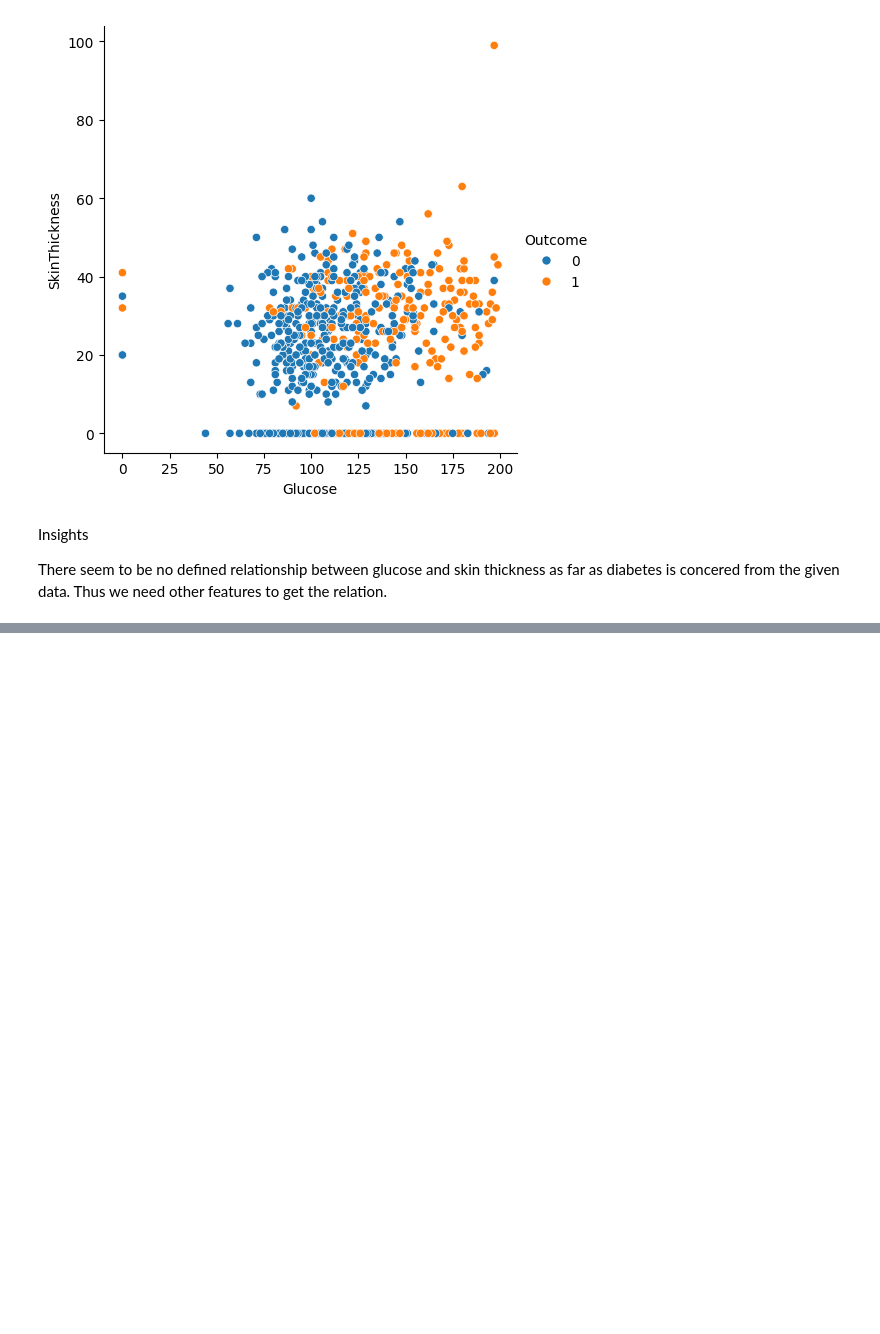
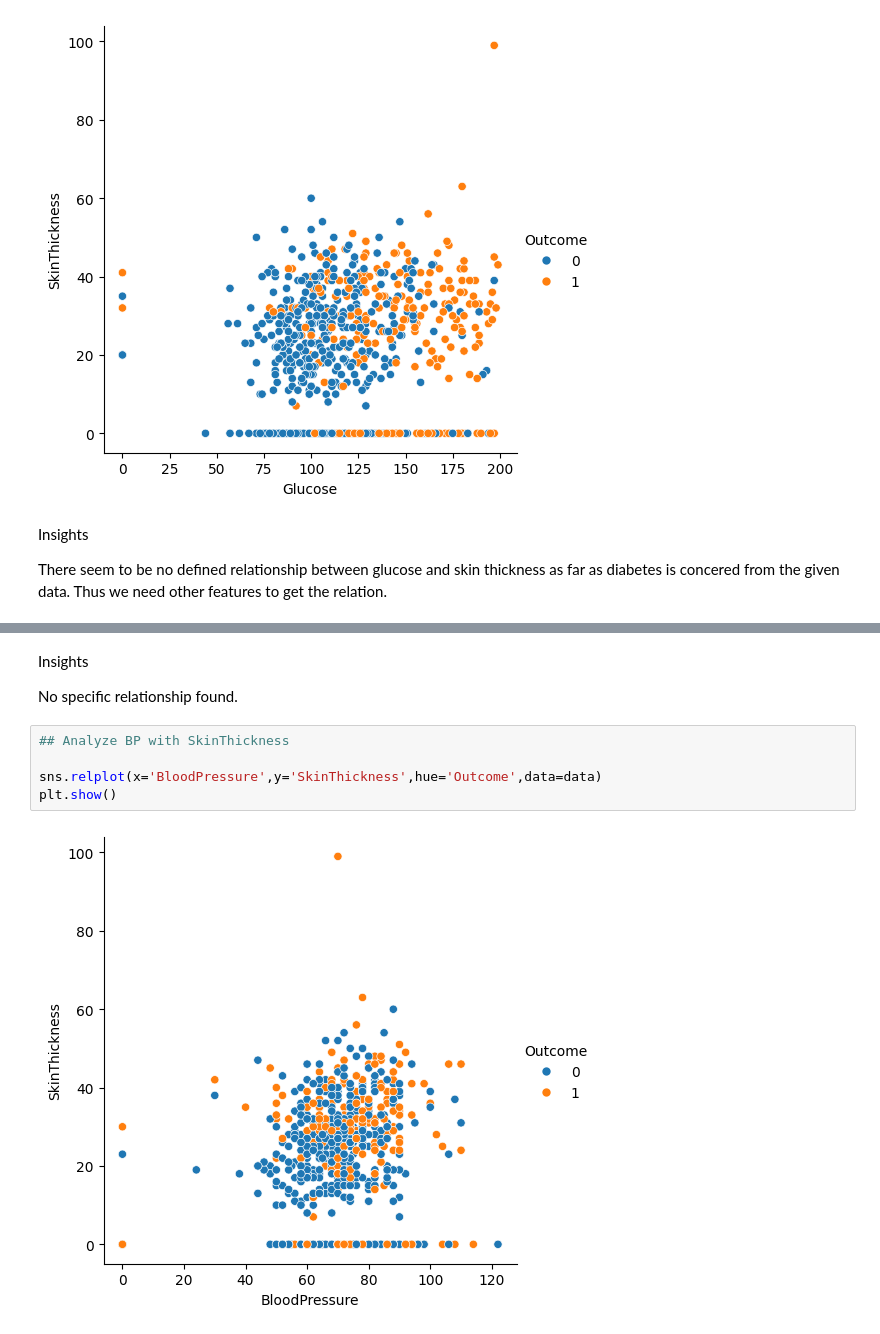
Before and after one commit to Aditya190704/Supervised_Learning_Practice, a Jupyter notebook: Logistic Regression/Diabetes_Prediction.ipynb, the cells around one changed output, grey strips where cells are left out. Cells and saved outputs as stored; diff of their text form; blank space fills up the shorter version.

```diff
--- a/Logistic Regression/Diabetes_Prediction.ipynb
+++ b/Logistic Regression/Diabetes_Prediction.ipynb
@@ -295,0 +297,11 @@ SyntaxError: invalid syntax (3515552851.py, line 3)
+# %% [markdown]
+Insights
+
+No specific relationship found.
+# %%
+## Analyze BP with SkinThickness
+
+sns.relplot(x='BloodPressure',y='SkinThickness',hue='Outcome',data=data)
+plt.show()
+# %% [output]
+[figure, added]
```
Also changed, not shown: parts of 5 cells of this notebook.
